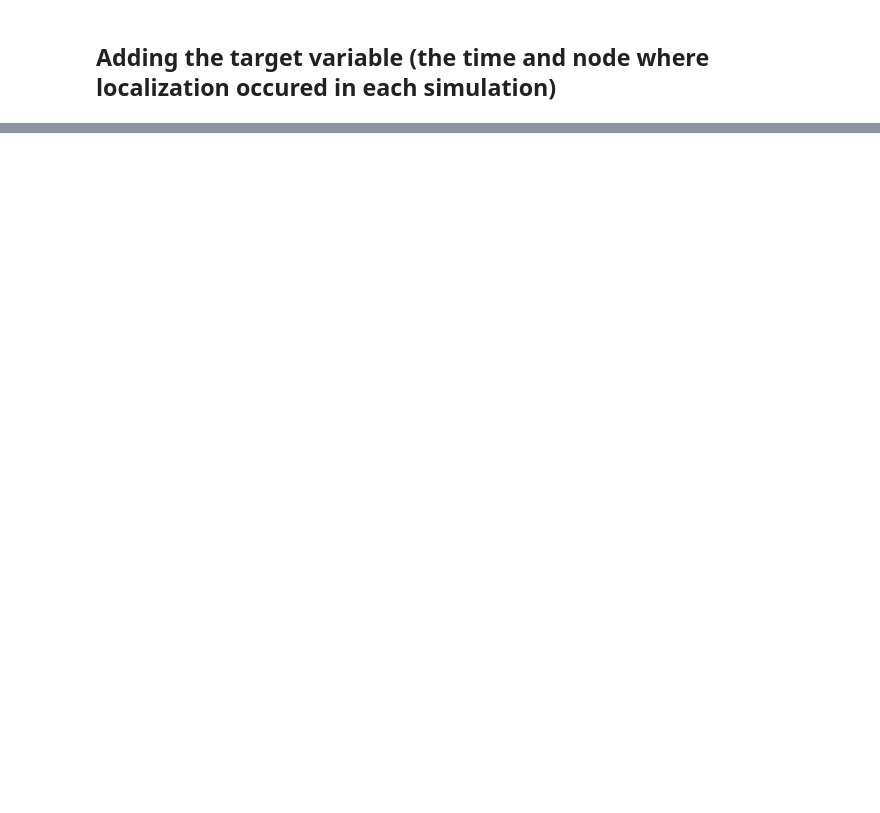
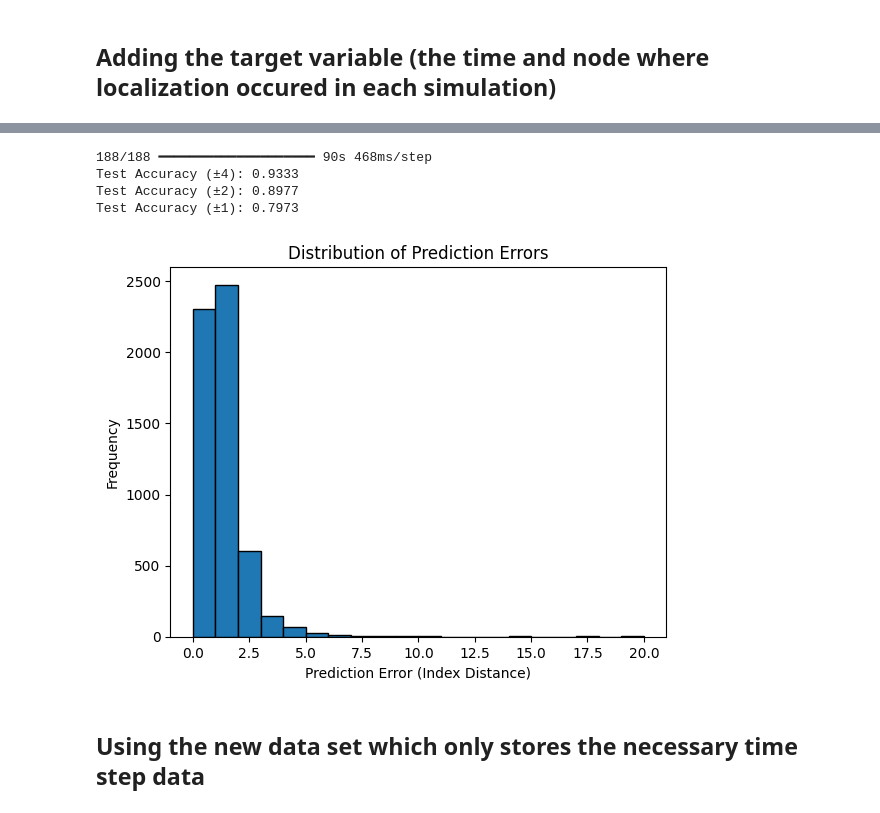
Before and after one commit to GFedor481/Sine-Gordon-Simulation-ML-Prediction, a Jupyter notebook: sine_gordon_project.ipynb, the cells around one changed output, grey strips where cells are left out. Saved outputs shown, nothing was run; the diff lists cells and outputs as text; code cells hidden in the pictures; blank space fills up the shorter version.

```diff
--- a/sine_gordon_project.ipynb
+++ b/sine_gordon_project.ipynb
@@ -413,0 +938,11 @@ analyze_localization_distribution(filename)
+# %%
+# Main script
+
+# Path to the HDF5 file
+filename = "sine_gordon_dataset.h5"
+
+# Load the data
+X, y = load_initial_data_from_h5(filename)
+
+# Train and evaluate the model
+train_and_evaluate_model(X, y, model_type="dense")  # Use "cnn" for a convolutional model
@@ -413,0 +2026,43 @@ analyze_localization_distribution(filename)
+# %%
+import tensorflow as tf
+import numpy as np
+
+# Load the trained model
+model = tf.keras.models.load_model(
+    'sine_gordon_model.h5',
+    custom_objects={
+        'custom_location_accuracy': custom_location_accuracy,
+        'masked_sparse_categorical_crossentropy': masked_sparse_categorical_crossentropy
+    }
+)
+
+# Predict on test set
+y_pred = model.predict(X_test)
+y_pred_location = y_pred[1]  # Softmax outputs for location
+
+# Function to compute accuracy for any tolerance
+def compute_tolerance_accuracy(y_true, y_pred, tolerance):
+    y_true = y_true.astype(np.int32)
+    y_pred_class = np.argmax(y_pred, axis=-1).astype(np.int32)
+    mask = y_true != -1
+    y_true_masked = y_true[mask]
+    y_pred_masked = y_pred_class[mask]
+    deviation = np.abs(y_true_masked - y_pred_masked)
+    correct_predictions = deviation <= tolerance
+    return np.mean(correct_predictions)
+
+# Compute accuracies
+print(f"Test Accuracy (±4): {compute_tolerance_accuracy(y_loc_test, y_pred_location, 4):.4f}")
+print(f"Test Accuracy (±2): {compute_tolerance_accuracy(y_loc_test, y_pred_location, 2):.4f}")
+print(f"Test Accuracy (±1): {compute_tolerance_accuracy(y_loc_test, y_pred_location, 1):.4f}")
+
+# Visualize prediction errors
+import matplotlib.pyplot as plt
+errors = np.abs(y_loc_test - np.argmax(y_pred_location, axis=-1))
+mask = y_loc_test != -1
+plt.hist(errors[mask], bins=20, range=(0, 20), edgecolor='black')
+plt.xlabel('Prediction Error (Index Distance)')
+plt.ylabel('Frequency')
+plt.title('Distribution of Prediction Errors')
+plt.savefig('error_histogram.png')
+# %% [output]
@@ -413,0 +2070,7 @@ analyze_localization_distribution(filename)
+188/188 ━━━━━━━━━━━━━━━━━━━━ 90s 468ms/step
+Test Accuracy (±4): 0.9333
+Test Accuracy (±2): 0.8977
+Test Accuracy (±1): 0.7973
+[figure, added]
+# %% [markdown]
+## Using the new data set which only stores the necessary time step data
```
Also changed, not shown: parts of 29 cells of this notebook, 11 other files.
